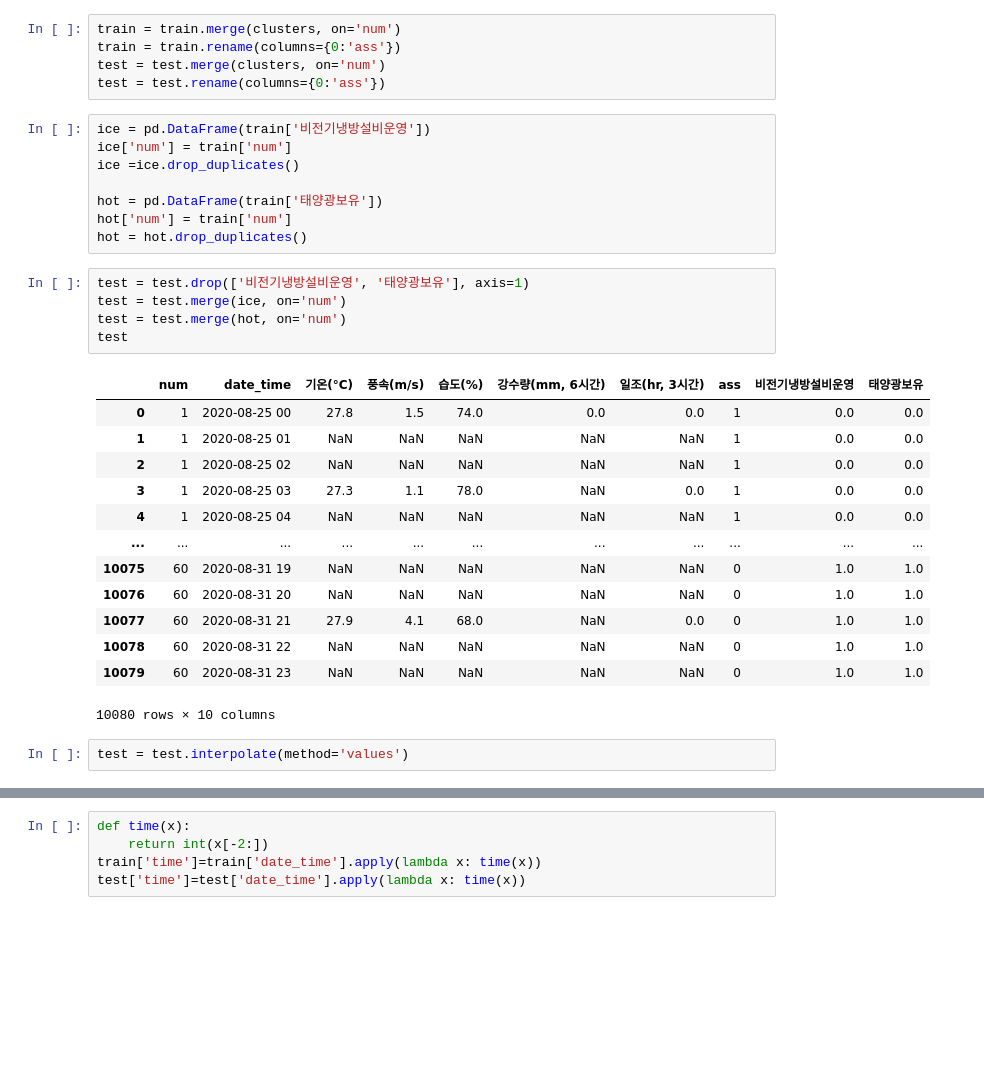
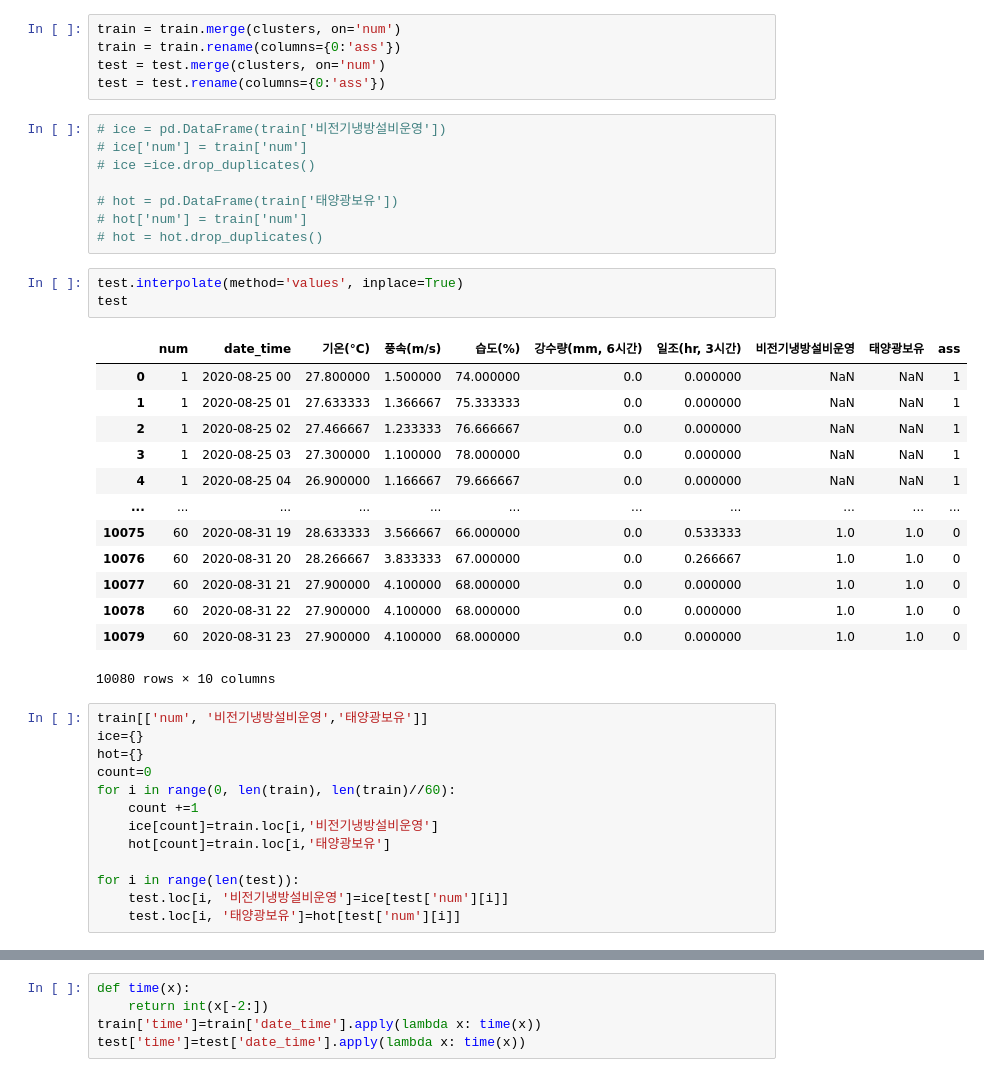
Before and after one commit to hhh6593/TIL, a Jupyter notebook: 전략수요예측_분석.ipynb, the cells around one changed output, grey strips where cells are left out. Cells and saved outputs as stored; diff of their text form; blank space fills up the shorter version.

```diff
--- a/전략수요예측_분석.ipynb
+++ b/전략수요예측_분석.ipynb
@@ -102,31 +102,40 @@ train = train.rename(columns={0:'ass'})
 test = test.merge(clusters, on='num')
 test = test.rename(columns={0:'ass'})
 # %%
-ice = pd.DataFrame(train['비전기냉방설비운영'])
-ice['num'] = train['num']
-ice =ice.drop_duplicates()
+# ice = pd.DataFrame(train['비전기냉방설비운영'])
+# ice['num'] = train['num']
+# ice =ice.drop_duplicates()
 
-hot = pd.DataFrame(train['태양광보유'])
-hot['num'] = train['num']
-hot = hot.drop_duplicates()
+# hot = pd.DataFrame(train['태양광보유'])
+# hot['num'] = train['num']
+# hot = hot.drop_duplicates()
-# %%
-test = test.drop(['비전기냉방설비운영', '태양광보유'], axis=1)
-test = test.merge(ice, on='num')
-test = test.merge(hot, on='num')
-test
-# %% [output]
-|  | num | date_time | 기온(°C) | 풍속(m/s) | 습도(%) | 강수량(mm, 6시간) | 일조(hr, 3시간) | ass | 비전기냉방설비운영 | 태양광보유 |
-| 0 | 1 | 2020-08-25 00 | 27.8 | 1.5 | 74.0 | 0.0 | 0.0 | 1 | 0.0 | 0.0 |
-| 1 | 1 | 2020-08-25 01 | NaN | NaN | NaN | NaN | NaN | 1 | 0.0 | 0.0 |
-| 2 | 1 | 2020-08-25 02 | NaN | NaN | NaN | NaN | NaN | 1 | 0.0 | 0.0 |
-| 3 | 1 | 2020-08-25 03 | 27.3 | 1.1 | 78.0 | NaN | 0.0 | 1 | 0.0 | 0.0 |
-| 4 | 1 | 2020-08-25 04 | NaN | NaN | NaN | NaN | NaN | 1 | 0.0 | 0.0 |
-| ... | ... | ... | ... | ... | ... | ... | ... | ... | ... | ... |
-| 10075 | 60 | 2020-08-31 19 | NaN | NaN | NaN | NaN | NaN | 0 | 1.0 | 1.0 |
-| 10076 | 60 | 2020-08-31 20 | NaN | NaN | NaN | NaN | NaN | 0 | 1.0 | 1.0 |
-| 10077 | 60 | 2020-08-31 21 | 27.9 | 4.1 | 68.0 | NaN | 0.0 | 0 | 1.0 | 1.0 |
-| 10078 | 60 | 2020-08-31 22 | NaN | NaN | NaN | NaN | NaN | 0 | 1.0 | 1.0 |
-| 10079 | 60 | 2020-08-31 23 | NaN | NaN | NaN | NaN | NaN | 0 | 1.0 | 1.0 |
-10080 rows × 10 columns
 # %%
-test = test.interpolate(method='values')
+test.interpolate(method='values', inplace=True)
+test
+# %% [output]
+|  | num | date_time | 기온(°C) | 풍속(m/s) | 습도(%) | 강수량(mm, 6시간) | 일조(hr, 3시간) | 비전기냉방설비운영 | 태양광보유 | ass |
+| 0 | 1 | 2020-08-25 00 | 27.800000 | 1.500000 | 74.000000 | 0.0 | 0.000000 | NaN | NaN | 1 |
+| 1 | 1 | 2020-08-25 01 | 27.633333 | 1.366667 | 75.333333 | 0.0 | 0.000000 | NaN | NaN | 1 |
+| 2 | 1 | 2020-08-25 02 | 27.466667 | 1.233333 | 76.666667 | 0.0 | 0.000000 | NaN | NaN | 1 |
+| 3 | 1 | 2020-08-25 03 | 27.300000 | 1.100000 | 78.000000 | 0.0 | 0.000000 | NaN | NaN | 1 |
+| 4 | 1 | 2020-08-25 04 | 26.900000 | 1.166667 | 79.666667 | 0.0 | 0.000000 | NaN | NaN | 1 |
+| ... | ... | ... | ... | ... | ... | ... | ... | ... | ... | ... |
+| 10075 | 60 | 2020-08-31 19 | 28.633333 | 3.566667 | 66.000000 | 0.0 | 0.533333 | 1.0 | 1.0 | 0 |
+| 10076 | 60 | 2020-08-31 20 | 28.266667 | 3.833333 | 67.000000 | 0.0 | 0.266667 | 1.0 | 1.0 | 0 |
+| 10077 | 60 | 2020-08-31 21 | 27.900000 | 4.100000 | 68.000000 | 0.0 | 0.000000 | 1.0 | 1.0 | 0 |
+| 10078 | 60 | 2020-08-31 22 | 27.900000 | 4.100000 | 68.000000 | 0.0 | 0.000000 | 1.0 | 1.0 | 0 |
+| 10079 | 60 | 2020-08-31 23 | 27.900000 | 4.100000 | 68.000000 | 0.0 | 0.000000 | 1.0 | 1.0 | 0 |
+10080 rows × 10 columns
+# %%
+train[['num', '비전기냉방설비운영','태양광보유']]
+ice={}
+hot={}
+count=0
+for i in range(0, len(train), len(train)//60):
+    count +=1
+    ice[count]=train.loc[i,'비전기냉방설비운영']
+    hot[count]=train.loc[i,'태양광보유']
+
+for i in range(len(test)):
+    test.loc[i, '비전기냉방설비운영']=ice[test['num'][i]]
+    test.loc[i, '태양광보유']=hot[test['num'][i]]
```
Also changed, not shown: parts of 15 cells of this notebook.
